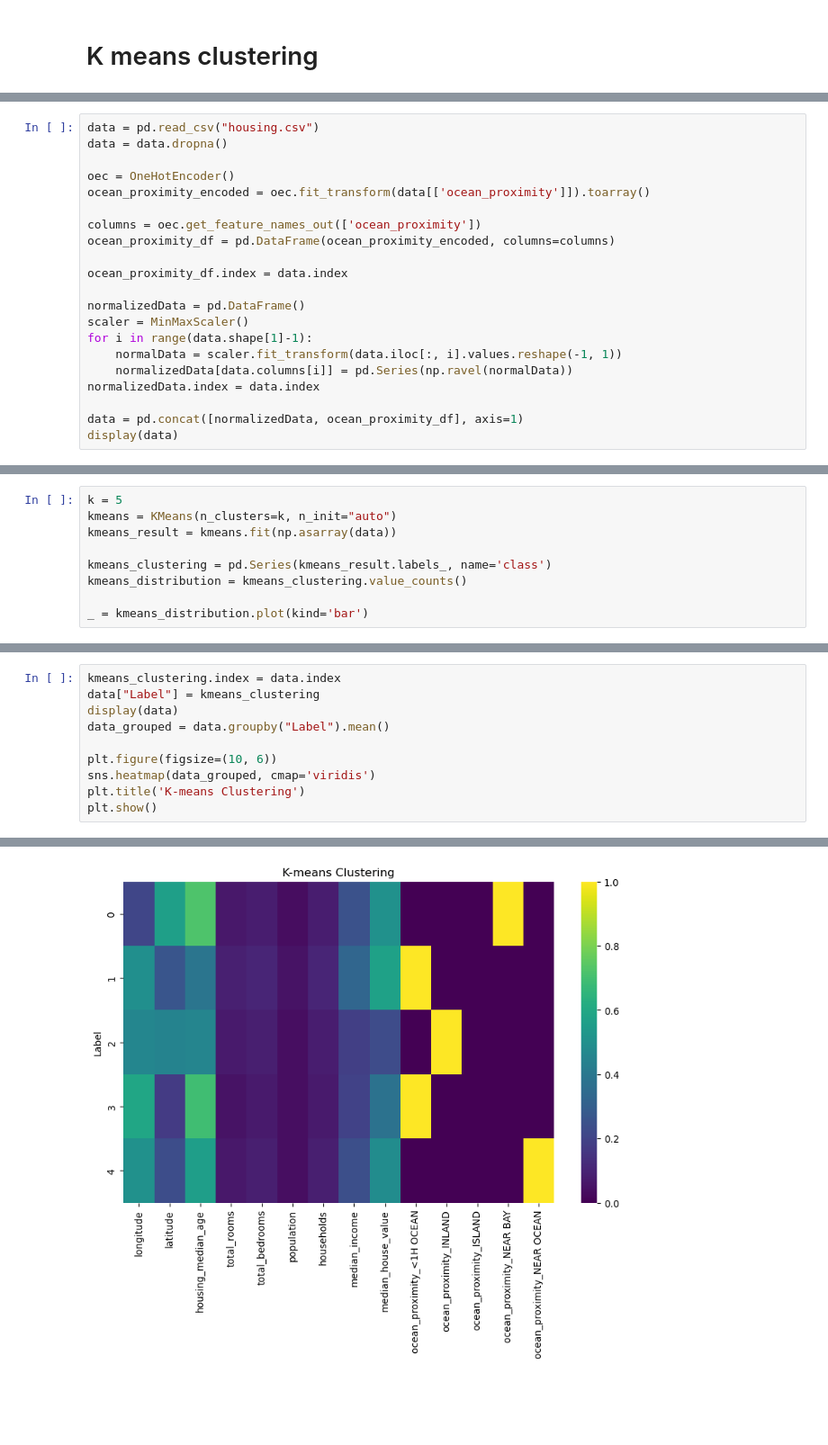
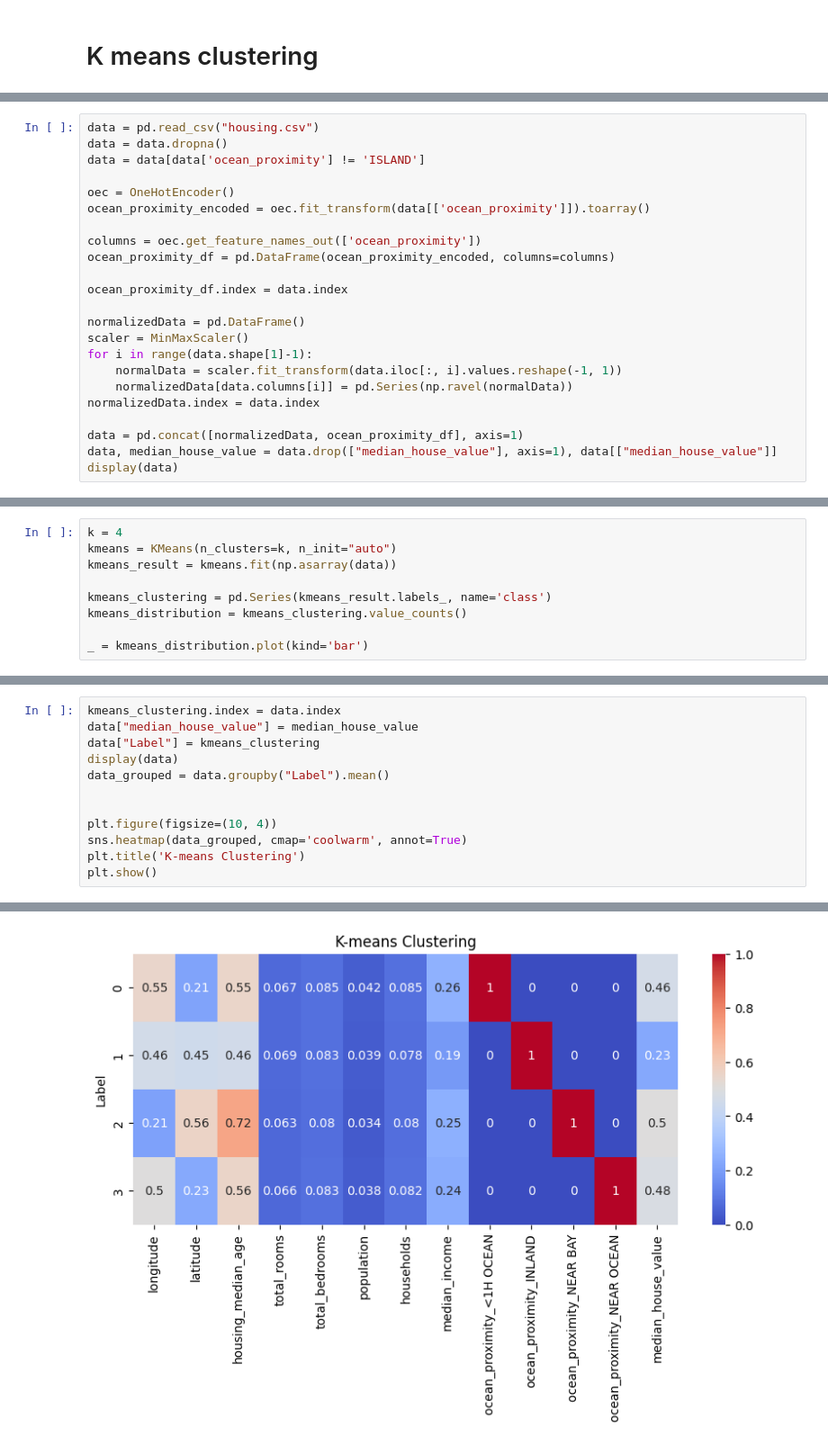
Before and after one commit to GC03/ECS171_Group7, a Jupyter notebook: kmeans.ipynb, the cells around one changed output, grey strips where cells are left out. Shown: that part at 90% size. Drawn from its saved outputs; the diff is of its cells as text; blank space fills up the shorter version.

```diff
--- a/kmeans.ipynb
+++ b/kmeans.ipynb
@@ -13,6 +12,7 @@ import seaborn as sns
 # %%
 data = pd.read_csv("housing.csv")
 data = data.dropna()
+data = data[data['ocean_proximity'] != 'ISLAND']
 
 oec = OneHotEncoder()
 ocean_proximity_encoded = oec.fit_transform(data[['ocean_proximity']]).toarray()
@@ -30,6 +30,7 @@ for i in range(data.shape[1]-1):
 normalizedData.index = data.index
 
 data = pd.concat([normalizedData, ocean_proximity_df], axis=1)
+data, median_house_value = data.drop(["median_house_value"], axis=1), data[["median_house_value"]]
 display(data)
 # %% [output]
 |  | longitude | latitude | housing_median_age | total_rooms | total_bedrooms | population | households | ... |
@@ -72,5 +73,5 @@ plt.show()
 # %%
-k = 5
+k = 4
 kmeans = KMeans(n_clusters=k, n_init="auto")
 kmeans_result = kmeans.fit(np.asarray(data))
 
@@ -101,11 +84,13 @@ print(gmm.aic(np.asarray(data)))
 # %%
 kmeans_clustering.index = data.index
+data["median_house_value"] = median_house_value
 data["Label"] = kmeans_clustering
 display(data)
 data_grouped = data.groupby("Label").mean()
 
-plt.figure(figsize=(10, 6))
-sns.heatmap(data_grouped, cmap='viridis')
+
+plt.figure(figsize=(10, 4))
+sns.heatmap(data_grouped, cmap='coolwarm', annot=True)
 plt.title('K-means Clustering')
 plt.show()
 # %% [output]
@@ -125 +110 @@ plt.show()
-[figure, old version]
+[figure, new version]
```
Also changed, not shown: parts of 6 cells of this notebook, 22 other files.
